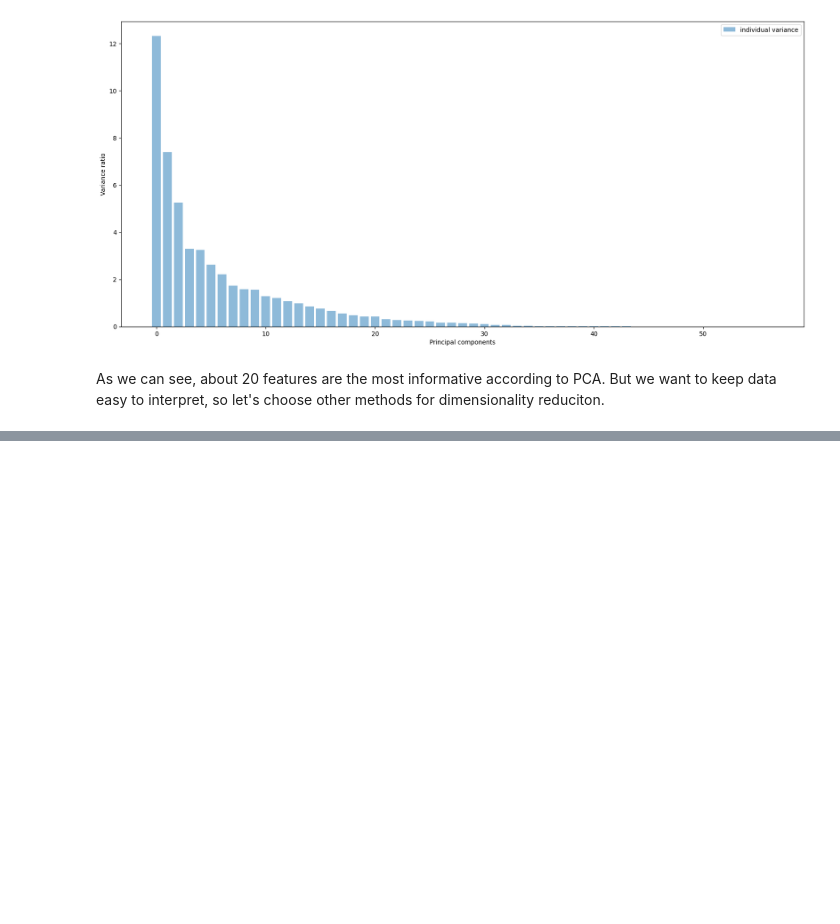
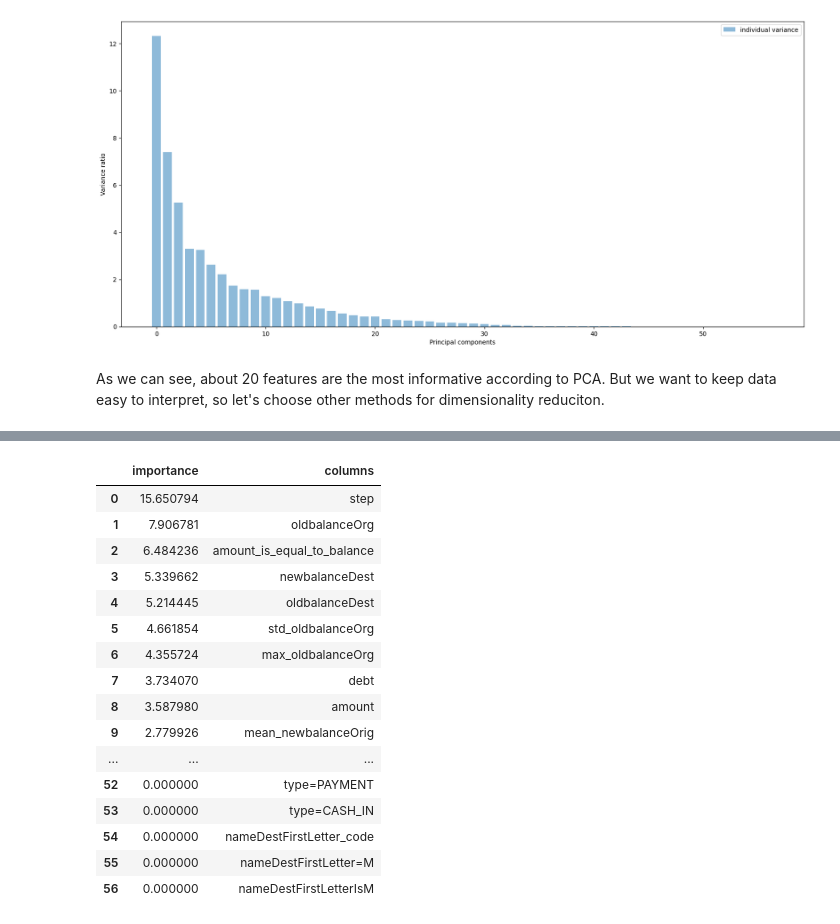
Before and after one commit to GuthHannes/CVTDM_Fraud_Prediction, a Jupyter notebook: std_and_reduce_dim.ipynb, the cells around one changed output, grey strips where cells are left out. Saved outputs shown, nothing was run; the diff lists cells and outputs as text; code cells hidden in the pictures; blank space fills up the shorter version.

```diff
--- a/std_and_reduce_dim.ipynb
+++ b/std_and_reduce_dim.ipynb
@@ -260,0 +375,29 @@ As we can see, about 20 features are the most informative according to PCA. But
+# %%
+def get_importance_table(used_features=None):
+    if used_features is None:
+        used_features = X_validation.columns
+    importance = pd.DataFrame(model.get_feature_importance(), columns=['importance'])
+    importance['columns'] = used_features
+    importance = importance.sort_values(by='importance', ascending=False).reset_index(drop=True)
+    return importance
+# %%
+importance = get_importance_table()
+importance
+# %% [output]
+|  | importance | columns |
+| 0 | 15.650794 | step |
+| 1 | 7.906781 | oldbalanceOrg |
+| 2 | 6.484236 | amount_is_equal_to_balance |
+| 3 | 5.339662 | newbalanceDest |
+| 4 | 5.214445 | oldbalanceDest |
+| 5 | 4.661854 | std_oldbalanceOrg |
+| 6 | 4.355724 | max_oldbalanceOrg |
+| 7 | 3.734070 | debt |
+| 8 | 3.587980 | amount |
+| 9 | 2.779926 | mean_newbalanceOrig |
+| ... | ... | ... |
+| 52 | 0.000000 | type=PAYMENT |
+| 53 | 0.000000 | type=CASH_IN |
+| 54 | 0.000000 | nameDestFirstLetter_code |
+| 55 | 0.000000 | nameDestFirstLetter=M |
+| 56 | 0.000000 | nameDestFirstLetterIsM |
```
Also changed, not shown: parts of 17 cells of this notebook, 1 other file.
